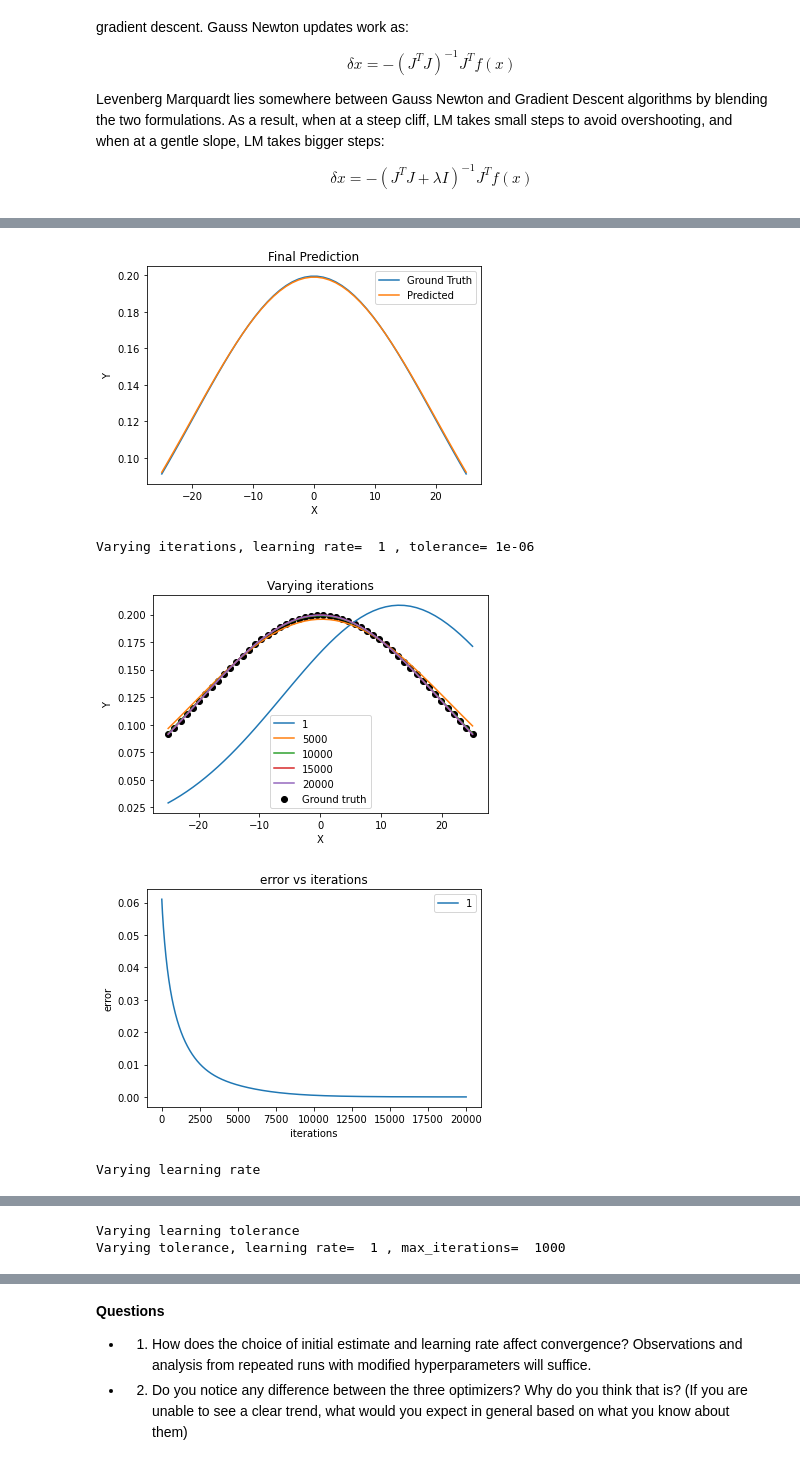
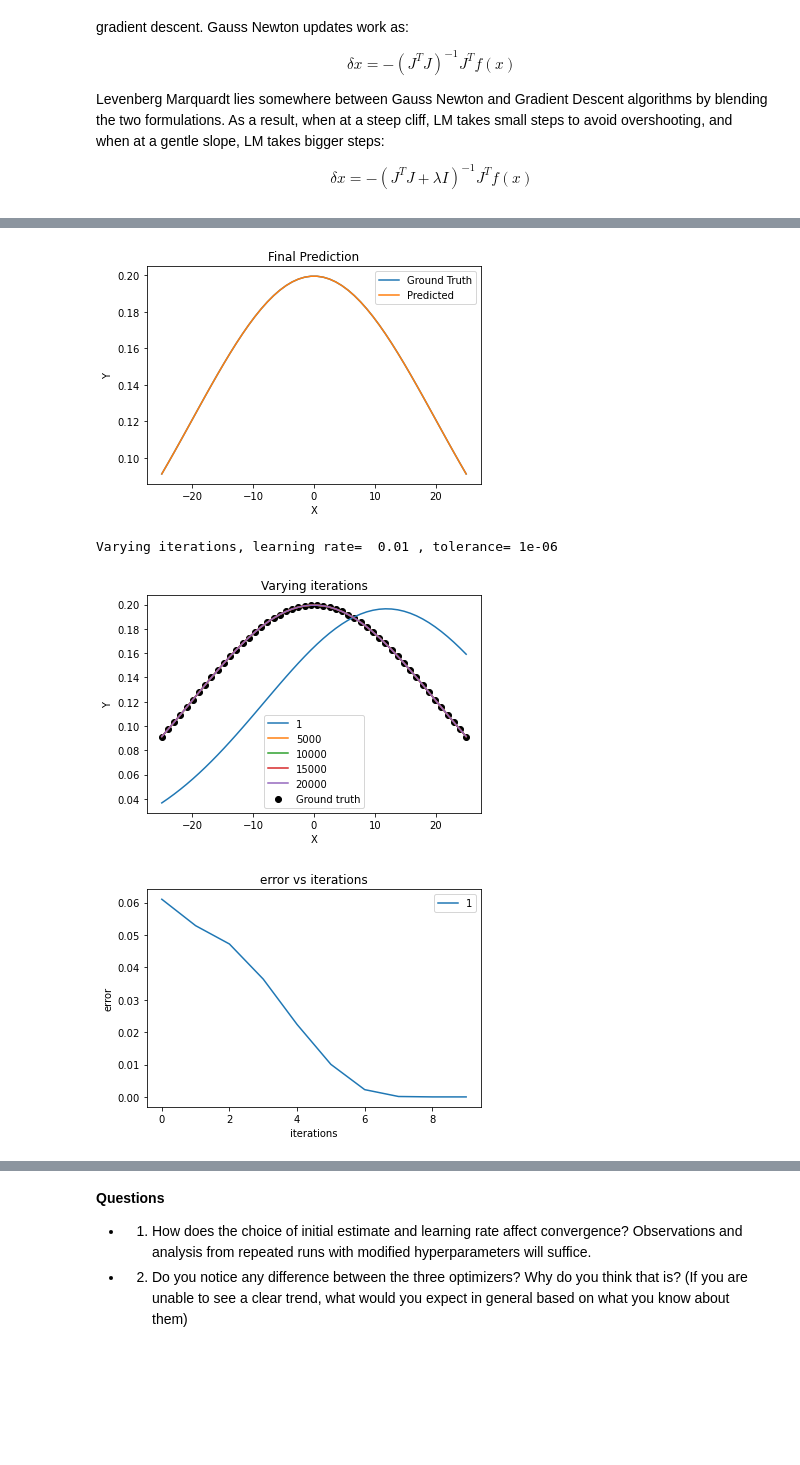
Before and after one commit to BhaskarJoshi-01/Mobile-Robotics---Monsoon-2021, a Jupyter notebook: Assignment-3/Assignment-3.ipynb, the cells around one changed output, grey strips where cells are left out. Drawn from its saved outputs; the diff is of its cells as text; code cells hidden in the pictures; blank space fills up the shorter version.

```diff
--- a/Assignment-3/Assignment-3.ipynb
+++ b/Assignment-3/Assignment-3.ipynb
@@ -476,13 +459,14 @@ def gauss_newton(x_obs, y_obs, a, m, s, no_of_itr=no_of_itr, alpha=gd_learning_r
     return W, Rs
 
 
-lmda = gd_learning_rate = 1
+lmda = gd_learning_rate = 1e-2
 no_of_itr = 10000
 tolerance = 1e-6
 
 def LM(x_obs, y_obs, a, m, s, no_of_itr=no_of_itr, alpha=lmda, tolerance=tolerance):
     W = [a, m, s]
     lmda = alpha
+    prev_err =np.inf
     Rs = []
     for _ in range(int(no_of_itr)):
         j = jacobian(x_obs, W[0], W[1], W[2])
@@ -490,9 +474,18 @@ def LM(x_obs, y_obs, a, m, s, no_of_itr=no_of_itr, alpha=lmda, tolerance=toleran
         W = W - np.linalg.pinv(j.T @ j + lmda * np.eye(j.shape[1])) @ j.T @ resi
         R = np.sqrt((resi**2).sum() / no_of_obs)
         Rs.append(R)
+
+        err = np.linalg.norm(R)**2
+        if err > prev_err:
+            lmda = 2*lmda
+        elif prev_err !=np.inf:
+            lmda = lmda/3
+
+        prev_err = err
         if R < tolerance:
             break
 
+
     return W, Rs
 # %%
 simulate(gauss_newton,
@@ -512,12 +495,12 @@ Varying tolerance, learning rate=  1 , max_iterations=  1000
 # %%
 simulate(LM,
-         lr_list=np.linspace(1e-4, 1, 5),
+        #  lr_list=np.linspace(1e-4, 1, 5),
          itr_list=np.linspace(1, 2e4, 5).astype(int),
-         tol_list=np.geomspace(1e-5, 3, 5))
+        #  tol_list=np.geomspace(1e-5, 3, 5)
+        )
 # %% [output]
 [figure]
-[figure, old version]
+[figure, new version]
-Varying iterations, learning rate=  1 , tolerance= 1e-06
+Varying iterations, learning rate=  0.01 , tolerance= 1e-06
-[figure, old version]
+[figure, new version]
-[figure, old version]
+[figure, new version]
-Varying learning rate
@@ -526,2 +506,0 @@ Varying learning rate
-Varying learning tolerance
-Varying tolerance, learning rate=  1 , max_iterations=  1000
```
Also changed, not shown: parts of 12 cells of this notebook, 1 other file.
